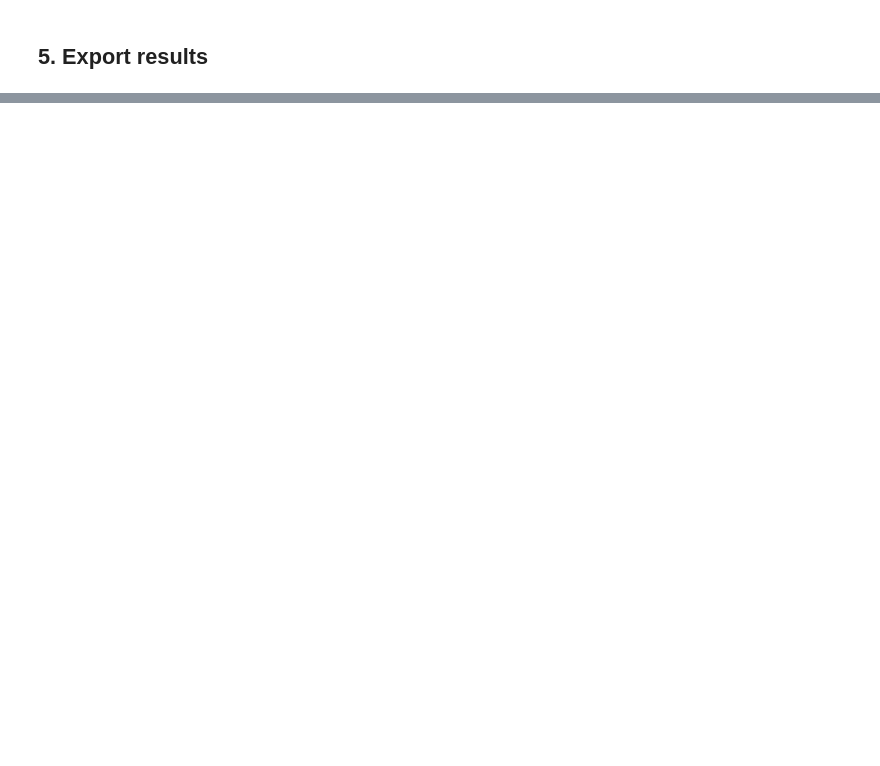
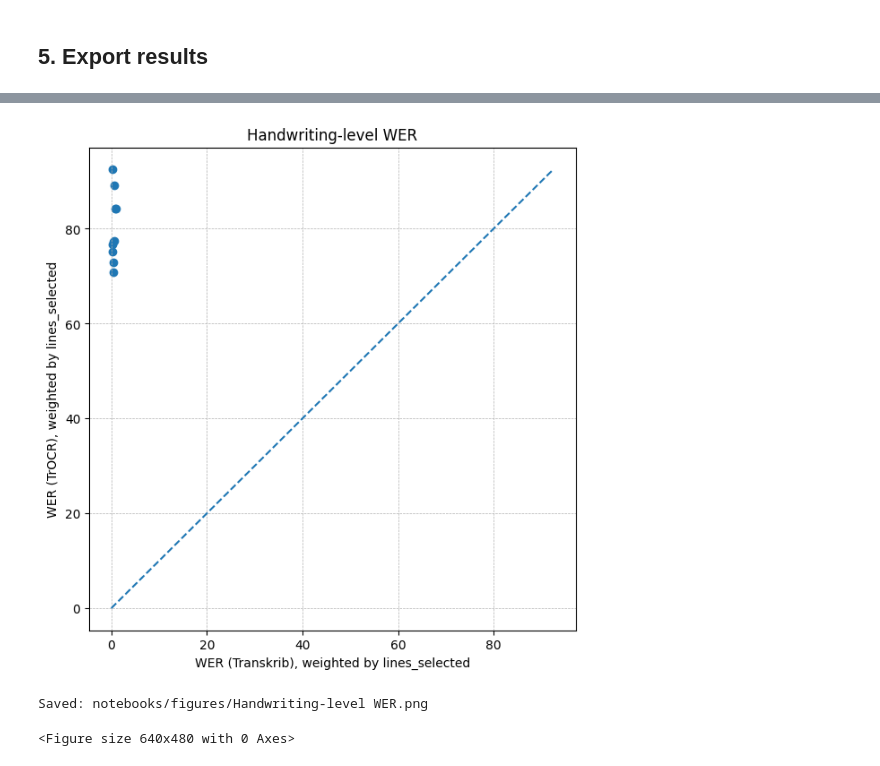
Before and after one commit to eugeniavd/magic_tagger, a Jupyter notebook: notebooks/03_transformer_eval.ipynb, the cells around one changed output, grey strips where cells are left out. Drawn from its saved outputs; the diff is of its cells as text; code cells hidden in the pictures; blank space fills up the shorter version.

```diff
--- a/notebooks/03_transformer_eval.ipynb
+++ b/notebooks/03_transformer_eval.ipynb
@@ -766,0 +1143,18 @@ KeyError: 'В eval_summary нет page_id/pagexml_file для соединени
+# %%
+# WER scatter
+hh2 = hand.dropna(subset=["WER_transkrib_w","WER_trocr_w"]).copy()
+plt.figure(figsize=(7, 7))
+plt.scatter(hh2["WER_transkrib_w"], hh2["WER_trocr_w"])
+maxv = float(np.nanmax(np.r_[hh2["WER_transkrib_w"].values, hh2["WER_trocr_w"].values]))
+plt.plot([0, maxv], [0, maxv], linestyle="--")
+plt.xlabel("WER (Transkrib), weighted by lines_selected")
+plt.ylabel("WER (TrOCR), weighted by lines_selected")
+plt.title("Handwriting-level WER")
+plt.grid(True, linestyle="--", linewidth=0.5)
+plt.show()
+
+save_fig("Handwriting-level WER")
+# %% [output]
+[figure, added]
+Saved: notebooks/figures/Handwriting-level WER.png
+<Figure size 640x480 with 0 Axes>
```
Also changed, not shown: parts of 37 cells of this notebook.
